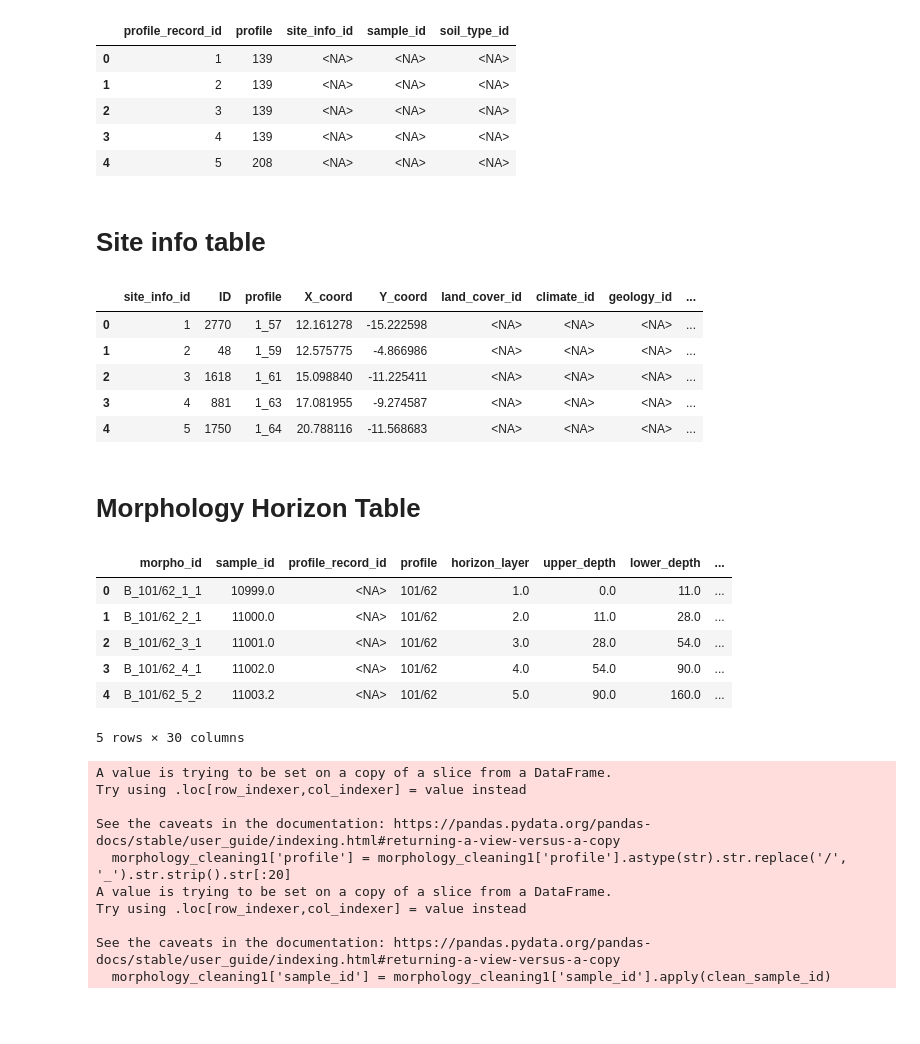
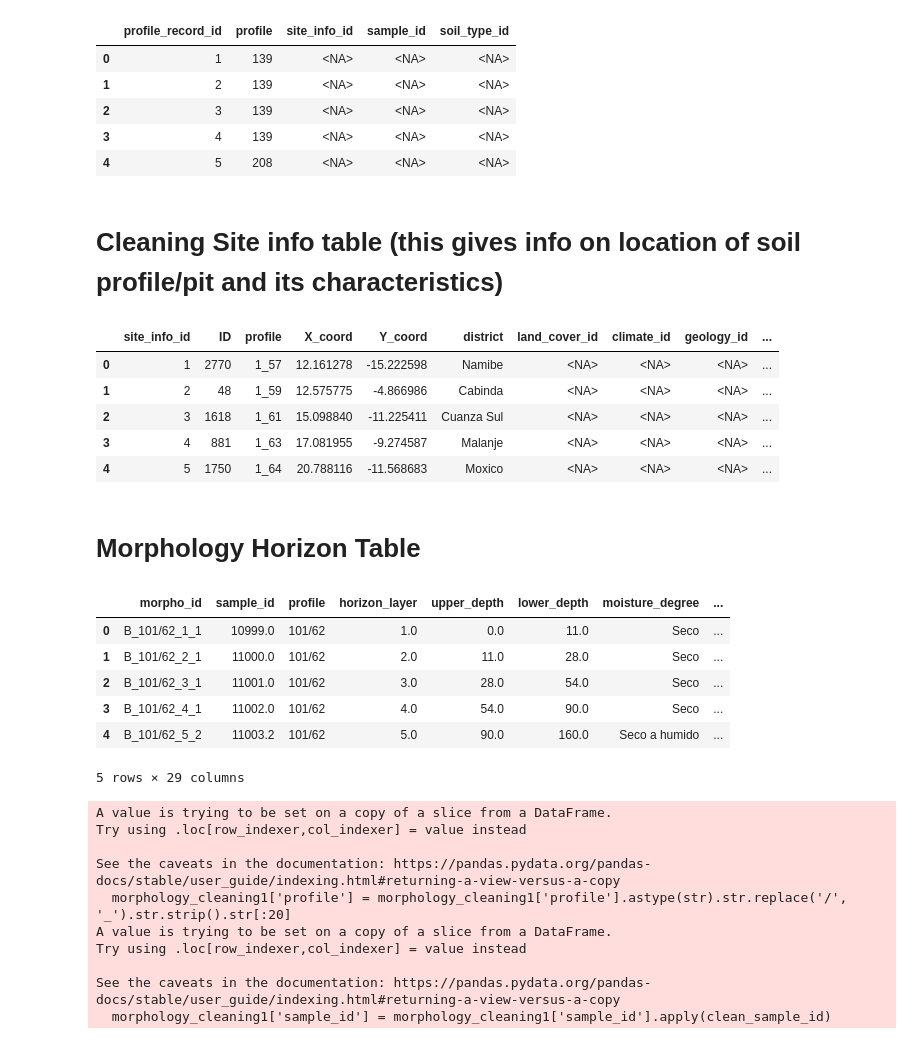
Before and after one commit to inesschwartz/ThesisSoilAngola, a Jupyter notebook: data_cleaning/updated_datacleaning.ipynb, the cells around one changed output. Saved outputs shown, nothing was run; the diff lists cells and outputs as text; code cells hidden in the pictures; blank space fills up the shorter version.

Commit message:
added lab sample cleaning

```diff
--- a/data_cleaning/updated_datacleaning.ipynb
+++ b/data_cleaning/updated_datacleaning.ipynb
@@ -220,8 +200,8 @@ profile_record_clean.head()
 | 2 | 3 | 139 | <NA> | <NA> | <NA> |
 | 3 | 4 | 139 | <NA> | <NA> | <NA> |
 | 4 | 5 | 208 | <NA> | <NA> | <NA> |
-# %% [markdown]
-# Site info table
+# %% [markdown]
+# Cleaning Site info table (this gives info on location of soil profile/pit and its characteristics)
 # %%
 import unicodedata
 
@@ -243,8 +223,10 @@ site_info_cleaning['land_cover_id'] = pd.NA
 site_info_cleaning['climate_id'] = pd.NA
 site_info_cleaning['geology_id'] = pd.NA
 site_info_cleaning['topo_feature_id'] = pd.NA
-site_info_cleaning['sampling_date'] = pd.NA # might leave out...
-site_info_cleaning['districts_id'] = pd.NA
+#site_info_cleaning['sampling_date'] = pd.NA # might leave out...
+site_info_cleaning['soil_type_id'] = pd.NA
+site_info_cleaning['usable_samples'] = pd.NA
+
 
 # Function to remove accents
 def remove_accents(text):
@@ -255,42 +237,44 @@ def remove_accents(text):
 
 # Apply to all object (string) columns
 for col in site_info_cleaning.select_dtypes(include='object').columns:
     site_info_cleaning[col] = site_info_cleaning[col].apply(remove_accents)
 
 # Replace / with _ and strip/shorten 'profile' BEFORE slicing into site_info_clean
 site_info_cleaning['profile'] = (
     site_info_cleaning['profile']
     .astype(str)
     .str.replace('/', '_')
     .str.strip()
     .str[:20]
 )
 
 # Then select columns
 site_info_clean = site_info_cleaning[[
     'site_info_id',
     'ID',
     'profile',
+    # 'sampling_date', # maybe?
     'X_coord',
     'Y_coord',
+    'district',
     'land_cover_id',
     'climate_id',
     'geology_id',
     'topo_feature_id',
-    'sampling_date',
-    'districts_id',
-    'district'
+    'soil_type_id',
+    'usable_samples'
+
 ]]
 
 
 site_info_clean.head()
 # %% [output]
-|  | site_info_id | ID | profile | X_coord | Y_coord | land_cover_id | climate_id | geology_id | ... |
-| 0 | 1 | 2770 | 1_57 | 12.161278 | -15.222598 | <NA> | <NA> | <NA> | ... |
-| 1 | 2 | 48 | 1_59 | 12.575775 | -4.866986 | <NA> | <NA> | <NA> | ... |
-| 2 | 3 | 1618 | 1_61 | 15.098840 | -11.225411 | <NA> | <NA> | <NA> | ... |
-| 3 | 4 | 881 | 1_63 | 17.081955 | -9.274587 | <NA> | <NA> | <NA> | ... |
-| 4 | 5 | 1750 | 1_64 | 20.788116 | -11.568683 | <NA> | <NA> | <NA> | ... |
+|  | site_info_id | ID | profile | X_coord | Y_coord | district | land_cover_id | climate_id | geology_id | ... |
+| 0 | 1 | 2770 | 1_57 | 12.161278 | -15.222598 | Namibe | <NA> | <NA> | <NA> | ... |
+| 1 | 2 | 48 | 1_59 | 12.575775 | -4.866986 | Cabinda | <NA> | <NA> | <NA> | ... |
+| 2 | 3 | 1618 | 1_61 | 15.098840 | -11.225411 | Cuanza Sul | <NA> | <NA> | <NA> | ... |
+| 3 | 4 | 881 | 1_63 | 17.081955 | -9.274587 | Malanje | <NA> | <NA> | <NA> | ... |
+| 4 | 5 | 1750 | 1_64 | 20.788116 | -11.568683 | Moxico | <NA> | <NA> | <NA> | ... |
 # %%
 site_info_clean.to_csv("/Users/inesschwartz/Desktop/site_info1.csv")
 # %% [markdown]
@@ -357,7 +341,7 @@ morphology_cleaning = morphology_cleaning.applymap(remove_accents)
 morphology_cleaning1 = morphology_cleaning [[
     'morpho_id',
     'sample_id',
-    'profile_record_id',
+    #'profile_record_id',
     'profile',
     'horizon_layer',
     'upper_depth',
@@ -390,13 +374,13 @@ morphology_cleaning1 = morphology_cleaning [[
 # Show first few rows
 morphology_cleaning1.head(5)
 # %% [output]
-|  | morpho_id | sample_id | profile_record_id | profile | horizon_layer | upper_depth | lower_depth | ... |
-| 0 | B_101/62_1_1 | 10999.0 | <NA> | 101/62 | 1.0 | 0.0 | 11.0 | ... |
-| 1 | B_101/62_2_1 | 11000.0 | <NA> | 101/62 | 2.0 | 11.0 | 28.0 | ... |
-| 2 | B_101/62_3_1 | 11001.0 | <NA> | 101/62 | 3.0 | 28.0 | 54.0 | ... |
-| 3 | B_101/62_4_1 | 11002.0 | <NA> | 101/62 | 4.0 | 54.0 | 90.0 | ... |
-| 4 | B_101/62_5_2 | 11003.2 | <NA> | 101/62 | 5.0 | 90.0 | 160.0 | ... |
+|  | morpho_id | sample_id | profile | horizon_layer | upper_depth | lower_depth | moisture_degree | ... |
+| 0 | B_101/62_1_1 | 10999.0 | 101/62 | 1.0 | 0.0 | 11.0 | Seco | ... |
+| 1 | B_101/62_2_1 | 11000.0 | 101/62 | 2.0 | 11.0 | 28.0 | Seco | ... |
+| 2 | B_101/62_3_1 | 11001.0 | 101/62 | 3.0 | 28.0 | 54.0 | Seco | ... |
+| 3 | B_101/62_4_1 | 11002.0 | 101/62 | 4.0 | 54.0 | 90.0 | Seco | ... |
+| 4 | B_101/62_5_2 | 11003.2 | 101/62 | 5.0 | 90.0 | 160.0 | Seco a humido | ... |
-5 rows × 30 columns
+5 rows × 29 columns
 # %%
 # Ensure consistent data types and formatting
 morphology_cleaning1['profile'] = morphology_cleaning1['profile'].astype(str).str.replace('/', '_').str.strip().str[:20]
```
Also changed, not shown: parts of 35 cells of this notebook.
